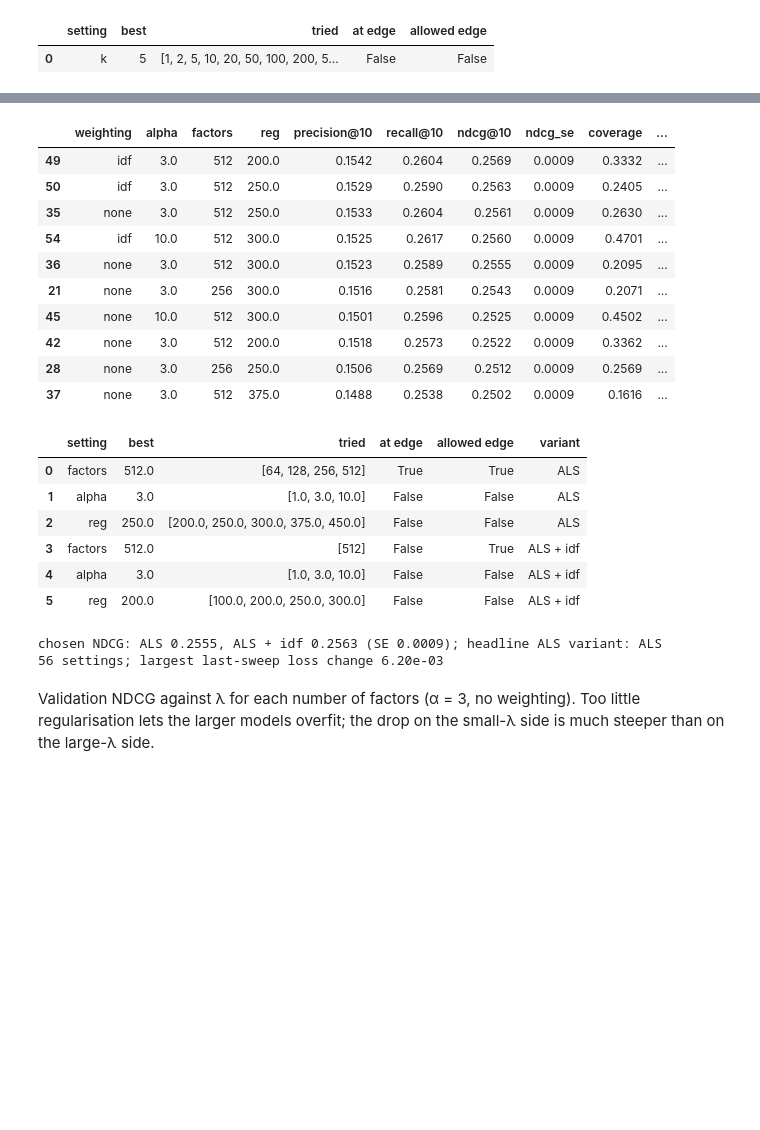
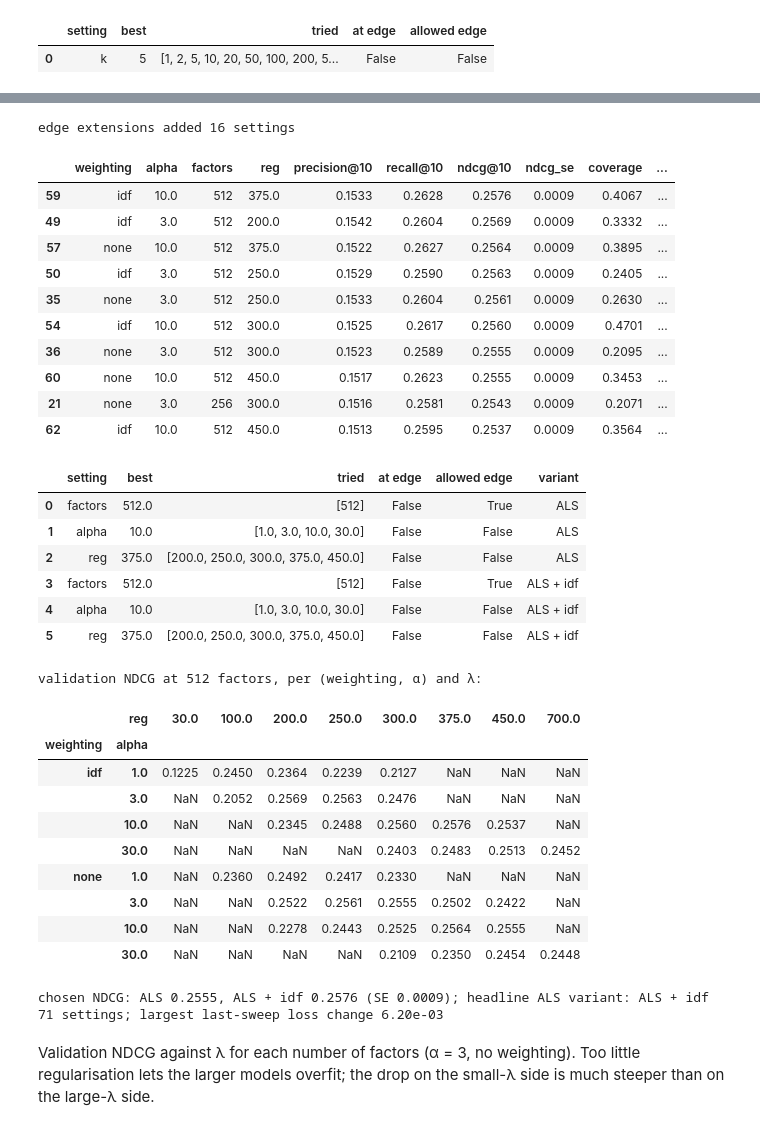
Before and after one commit to sribn/02807-computational-tools-for-data-science, a Jupyter notebook: recommender.ipynb, the cells around one changed output, grey strips where cells are left out. Drawn from its saved outputs; the diff is of its cells as text; code cells hidden in the pictures; blank space fills up the shorter version.

```diff
--- a/recommender.ipynb
+++ b/recommender.ipynb
@@ -151,53 +153,71 @@ Every fit runs 15 sweeps; the last column is the relative change of the loss in
 # %%
 def als_eval(cfg):
     model, change = ex.als_with_convergence(train, cfg)
     return {**ex.score(evaluate.als_scorer(model), train, valid), "last_sweep_loss_change": change}
 
 als_keys = ex.ALS_KEYS
 stage1 = ex.run_grid("tune_als", ex.als_stage1_configs(), als_eval)
 cap = ex.run_grid("tune_als", ex.als_cap_configs(stage1), als_eval)
 stage2 = ex.run_grid("tune_als", ex.als_stage2_configs(pd.concat([stage1, cap])), als_eval)
 als_grid = pd.concat([stage1, cap, stage2]).drop_duplicates(als_keys, ignore_index=True)
-while extension := ex.reg_extensions(als_grid):
+before_extensions = len(als_grid)
+while extension := ex.reg_extensions(als_grid) + ex.alpha_extensions(als_grid):
     als_grid = pd.concat([als_grid, ex.run_grid("tune_als", extension, als_eval)]).drop_duplicates(
         als_keys, ignore_index=True)
+print(f"edge extensions added {len(als_grid) - before_extensions} settings")
 
 als_simplicity = [("factors", True), ("reg", False)]
 als_choice, als_best = ex.one_se_choice(als_grid[als_grid["weighting"] == "none"], als_simplicity)
 idf_choice, idf_best = ex.one_se_choice(als_grid[als_grid["weighting"] == "idf"], als_simplicity)
 variants = pd.DataFrame([als_choice, idf_choice]).assign(method=["ALS", "ALS + idf"], uses_idf=[False, True])
 best_als = ex.one_se_choice(variants, [("uses_idf", True)])[0]["method"]  # idf only if > 1 SE better
 chosen_als = {k: (als_choice if best_als == "ALS" else idf_choice)[k] for k in als_keys}
 
 display(als_grid.sort_values("ndcg@10", ascending=False).head(10).round(4))
 display(pd.concat([
-    ex.edge_check(als_grid, best, als_keys, ["factors", "alpha", "reg"], {"factors": [ex.ALS_MAX_FACTORS]})
+    ex.edge_check(als_grid, best, als_keys, ["factors", "alpha", "reg"], {"factors": [ex.ALS_MAX_FACTORS]},
+                  free={"alpha": ["reg"]})
       .assign(variant=name) for name, best in [("ALS", als_best), ("ALS + idf", idf_best)]
 ], ignore_index=True))
+print("validation NDCG at 512 factors, per (weighting, α) and λ:")
+display(als_grid[als_grid["factors"] == ex.ALS_MAX_FACTORS].pivot_table(
+    index=["weighting", "alpha"], columns="reg", values="ndcg@10").round(4))
 print(f"chosen NDCG: ALS {als_choice['ndcg@10']:.4f}, ALS + idf {idf_choice['ndcg@10']:.4f} "
       f"(SE {idf_choice['ndcg_se']:.4f}); headline ALS variant: {best_als}")
 print(f"{len(als_grid)} settings; largest last-sweep loss change {als_grid['last_sweep_loss_change'].max():.2e}")
 # %% [output]
+edge extensions added 16 settings
 |  | weighting | alpha | factors | reg | precision@10 | recall@10 | ndcg@10 | ndcg_se | coverage | ... |
+| 59 | idf | 10.0 | 512 | 375.0 | 0.1533 | 0.2628 | 0.2576 | 0.0009 | 0.4067 | ... |
 | 49 | idf | 3.0 | 512 | 200.0 | 0.1542 | 0.2604 | 0.2569 | 0.0009 | 0.3332 | ... |
+| 57 | none | 10.0 | 512 | 375.0 | 0.1522 | 0.2627 | 0.2564 | 0.0009 | 0.3895 | ... |
 | 50 | idf | 3.0 | 512 | 250.0 | 0.1529 | 0.2590 | 0.2563 | 0.0009 | 0.2405 | ... |
 | 35 | none | 3.0 | 512 | 250.0 | 0.1533 | 0.2604 | 0.2561 | 0.0009 | 0.2630 | ... |
 | 54 | idf | 10.0 | 512 | 300.0 | 0.1525 | 0.2617 | 0.2560 | 0.0009 | 0.4701 | ... |
 | 36 | none | 3.0 | 512 | 300.0 | 0.1523 | 0.2589 | 0.2555 | 0.0009 | 0.2095 | ... |
+| 60 | none | 10.0 | 512 | 450.0 | 0.1517 | 0.2623 | 0.2555 | 0.0009 | 0.3453 | ... |
 | 21 | none | 3.0 | 256 | 300.0 | 0.1516 | 0.2581 | 0.2543 | 0.0009 | 0.2071 | ... |
-| 45 | none | 10.0 | 512 | 300.0 | 0.1501 | 0.2596 | 0.2525 | 0.0009 | 0.4502 | ... |
-| 42 | none | 3.0 | 512 | 200.0 | 0.1518 | 0.2573 | 0.2522 | 0.0009 | 0.3362 | ... |
-| 28 | none | 3.0 | 256 | 250.0 | 0.1506 | 0.2569 | 0.2512 | 0.0009 | 0.2569 | ... |
-| 37 | none | 3.0 | 512 | 375.0 | 0.1488 | 0.2538 | 0.2502 | 0.0009 | 0.1616 | ... |
+| 62 | idf | 10.0 | 512 | 450.0 | 0.1513 | 0.2595 | 0.2537 | 0.0009 | 0.3564 | ... |
 |  | setting | best | tried | at edge | allowed edge | variant |
-| 0 | factors | 512.0 | [64, 128, 256, 512] | True | True | ALS |
-| 1 | alpha | 3.0 | [1.0, 3.0, 10.0] | False | False | ALS |
-| 2 | reg | 250.0 | [200.0, 250.0, 300.0, 375.0, 450.0] | False | False | ALS |
+| 0 | factors | 512.0 | [512] | False | True | ALS |
+| 1 | alpha | 10.0 | [1.0, 3.0, 10.0, 30.0] | False | False | ALS |
+| 2 | reg | 375.0 | [200.0, 250.0, 300.0, 375.0, 450.0] | False | False | ALS |
 | 3 | factors | 512.0 | [512] | False | True | ALS + idf |
-| 4 | alpha | 3.0 | [1.0, 3.0, 10.0] | False | False | ALS + idf |
-| 5 | reg | 200.0 | [100.0, 200.0, 250.0, 300.0] | False | False | ALS + idf |
+| 4 | alpha | 10.0 | [1.0, 3.0, 10.0, 30.0] | False | False | ALS + idf |
+| 5 | reg | 375.0 | [200.0, 250.0, 300.0, 375.0, 450.0] | False | False | ALS + idf |
-chosen NDCG: ALS 0.2555, ALS + idf 0.2563 (SE 0.0009); headline ALS variant: ALS
-56 settings; largest last-sweep loss change 6.20e-03
+validation NDCG at 512 factors, per (weighting, α) and λ:
+|  | reg | 30.0 | 100.0 | 200.0 | 250.0 | 300.0 | 375.0 | 450.0 | 700.0 |
+| weighting | alpha |  |  |  |  |  |  |  |  |
+| idf | 1.0 | 0.1225 | 0.2450 | 0.2364 | 0.2239 | 0.2127 | NaN | NaN | NaN |
+|  | 3.0 | NaN | 0.2052 | 0.2569 | 0.2563 | 0.2476 | NaN | NaN | NaN |
+|  | 10.0 | NaN | NaN | 0.2345 | 0.2488 | 0.2560 | 0.2576 | 0.2537 | NaN |
+|  | 30.0 | NaN | NaN | NaN | NaN | 0.2403 | 0.2483 | 0.2513 | 0.2452 |
+| none | 1.0 | NaN | 0.2360 | 0.2492 | 0.2417 | 0.2330 | NaN | NaN | NaN |
+|  | 3.0 | NaN | NaN | 0.2522 | 0.2561 | 0.2555 | 0.2502 | 0.2422 | NaN |
+|  | 10.0 | NaN | NaN | 0.2278 | 0.2443 | 0.2525 | 0.2564 | 0.2555 | NaN |
+|  | 30.0 | NaN | NaN | NaN | NaN | 0.2109 | 0.2350 | 0.2454 | 0.2448 |
+chosen NDCG: ALS 0.2555, ALS + idf 0.2576 (SE 0.0009); headline ALS variant: ALS + idf
+71 settings; largest last-sweep loss change 6.20e-03
 # %% [markdown]
 Validation NDCG against λ for each number of factors (α = 3, no weighting). Too little regularisation lets the larger models overfit; the drop on the small-λ side is much steeper than on the large-λ side.
 # %%
```
Also changed, not shown: parts of 27 cells of this notebook, 5 other files.
